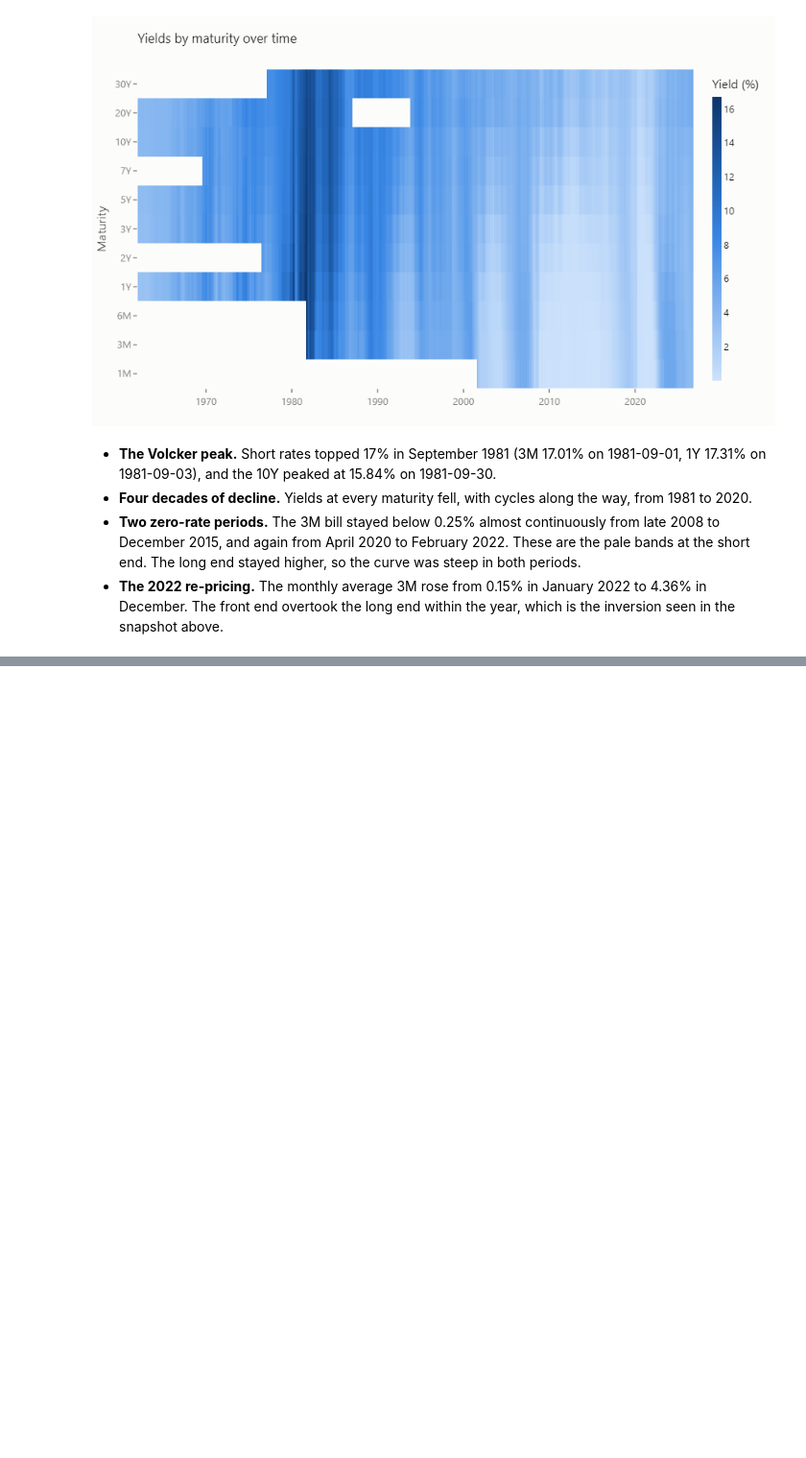
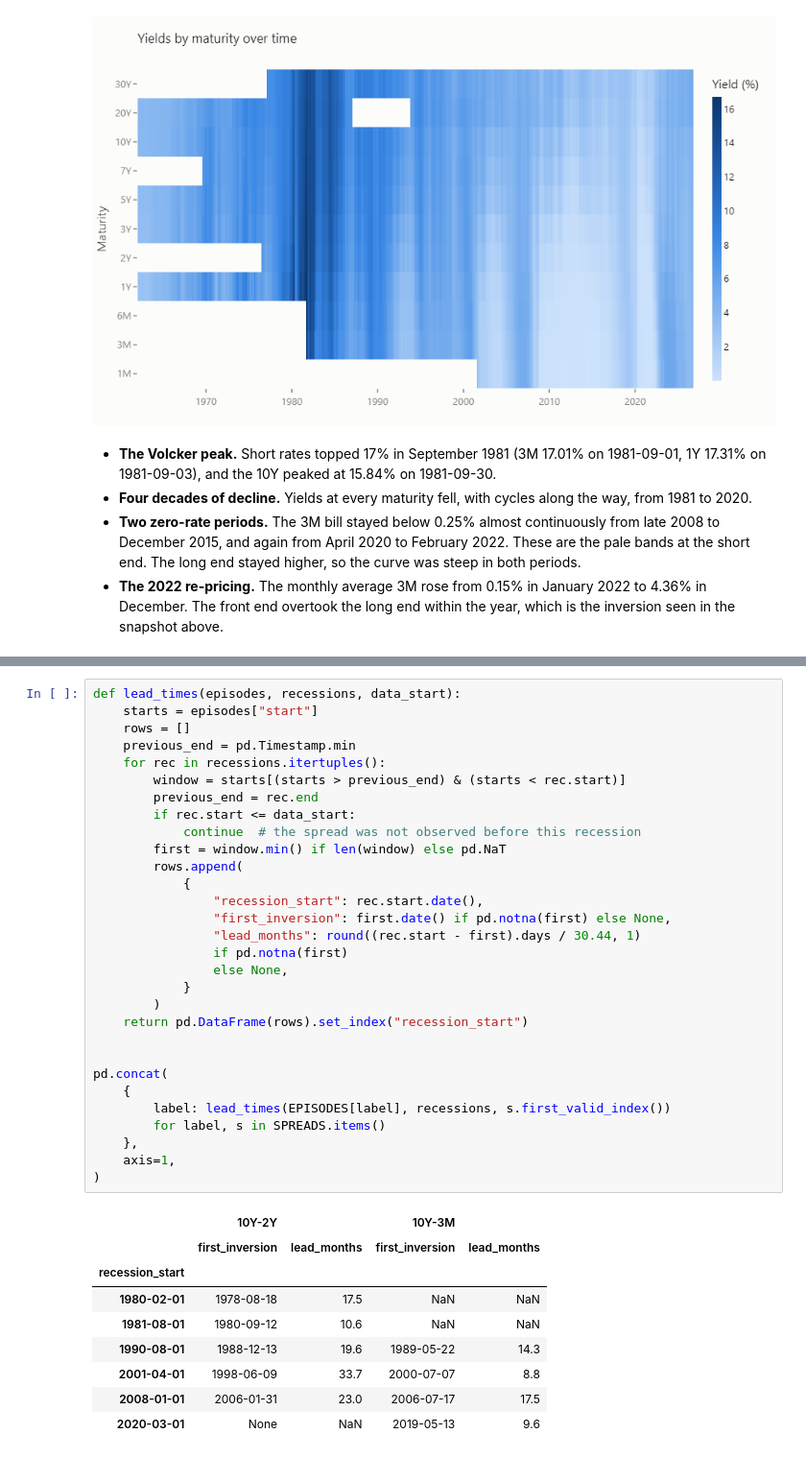
Before and after one commit to Markkndr/yield-curve-lab, a Jupyter notebook: notebooks/01_eda.ipynb, the cells around one changed output, grey strips where cells are left out. Shown at 96% size. Cells and saved outputs as stored; diff of their text form; blank space fills up the shorter version.

```diff
--- a/notebooks/01_eda.ipynb
+++ b/notebooks/01_eda.ipynb
@@ -121,0 +192,40 @@ plots.yield_heatmap(yields)
+# %%
+def lead_times(episodes, recessions, data_start):
+    starts = episodes["start"]
+    rows = []
+    previous_end = pd.Timestamp.min
+    for rec in recessions.itertuples():
+        window = starts[(starts > previous_end) & (starts < rec.start)]
+        previous_end = rec.end
+        if rec.start <= data_start:
+            continue  # the spread was not observed before this recession
+        first = window.min() if len(window) else pd.NaT
+        rows.append(
+            {
+                "recession_start": rec.start.date(),
+                "first_inversion": first.date() if pd.notna(first) else None,
+                "lead_months": round((rec.start - first).days / 30.44, 1)
+                if pd.notna(first)
+                else None,
+            }
+        )
+    return pd.DataFrame(rows).set_index("recession_start")
+
+
+pd.concat(
+    {
+        label: lead_times(EPISODES[label], recessions, s.first_valid_index())
+        for label, s in SPREADS.items()
+    },
+    axis=1,
+)
+# %% [output]
+|  | 10Y-2Y |  | 10Y-3M |  |
+|  | first_inversion | lead_months | first_inversion | lead_months |
+| recession_start |  |  |  |  |
+| 1980-02-01 | 1978-08-18 | 17.5 | NaN | NaN |
+| 1981-08-01 | 1980-09-12 | 10.6 | NaN | NaN |
+| 1990-08-01 | 1988-12-13 | 19.6 | 1989-05-22 | 14.3 |
+| 2001-04-01 | 1998-06-09 | 33.7 | 2000-07-07 | 8.8 |
+| 2008-01-01 | 2006-01-31 | 23.0 | 2006-07-17 | 17.5 |
+| 2020-03-01 | None | NaN | 2019-05-13 | 9.6 |
```
Also changed, not shown: parts of 9 cells of this notebook, 5 other files.
